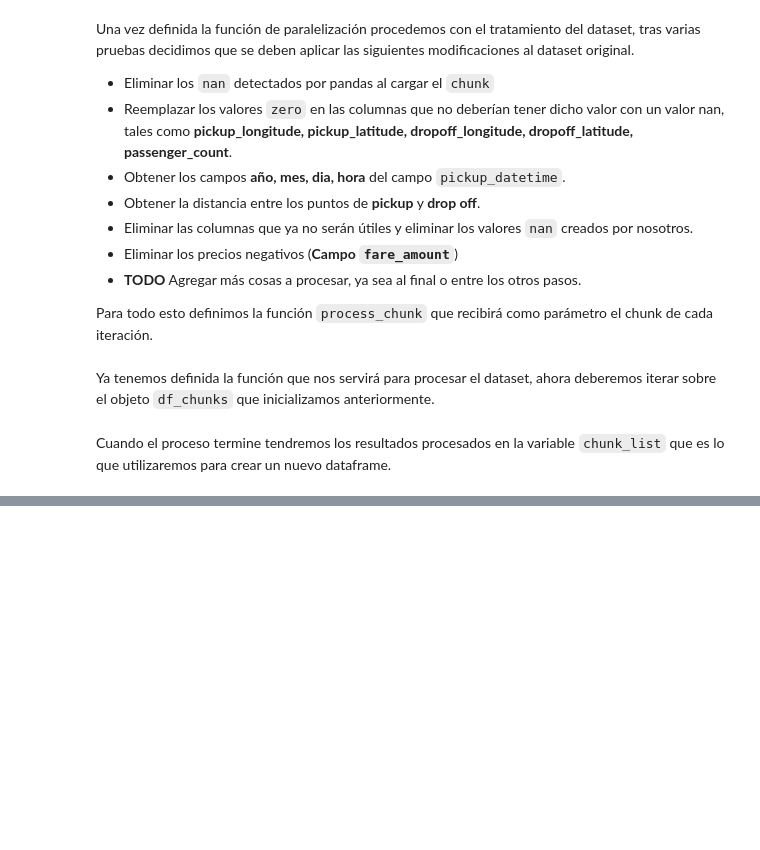
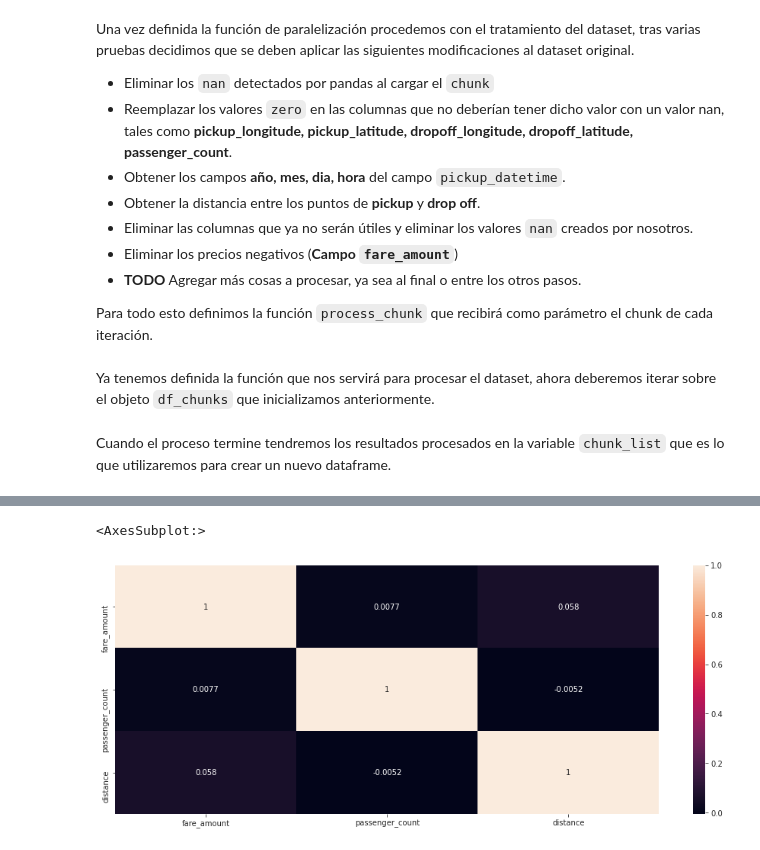
Before and after one commit to dandradec1698/taxi-fare, a Jupyter notebook: eda.py.ipynb, the cells around one changed output, grey strips where cells are left out. Saved outputs shown, nothing was run; the diff lists cells and outputs as text; code cells hidden in the pictures; blank space fills up the shorter version.

```diff
--- a/eda.py.ipynb
+++ b/eda.py.ipynb
@@ -259,0 +267,6 @@ df.describe()
+# %%
+plt.figure(figsize=(16, 6))
+sns.heatmap(df.corr(), annot=True)
+# %% [output]
+<AxesSubplot:>
+[figure, added]
```
Also changed, not shown: parts of 8 cells of this notebook.
